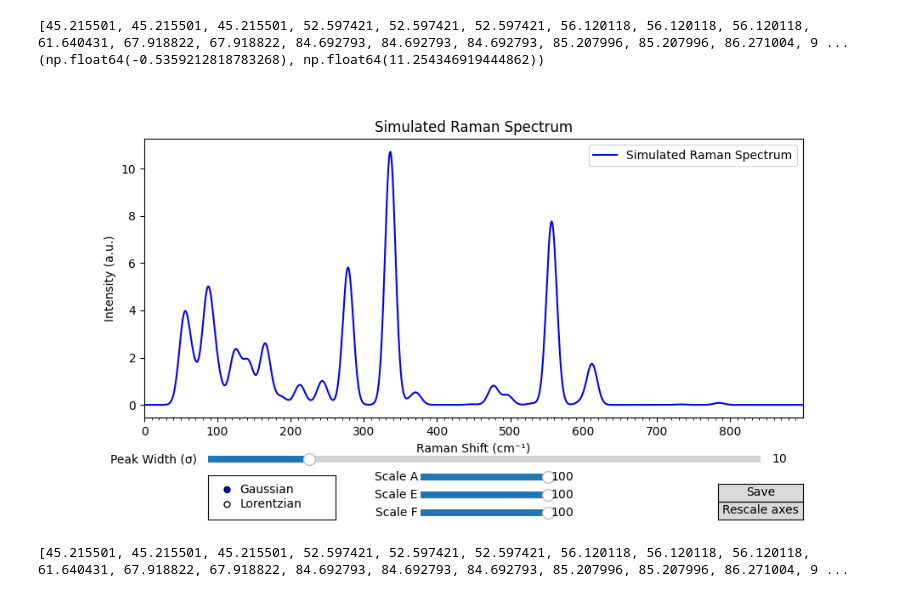
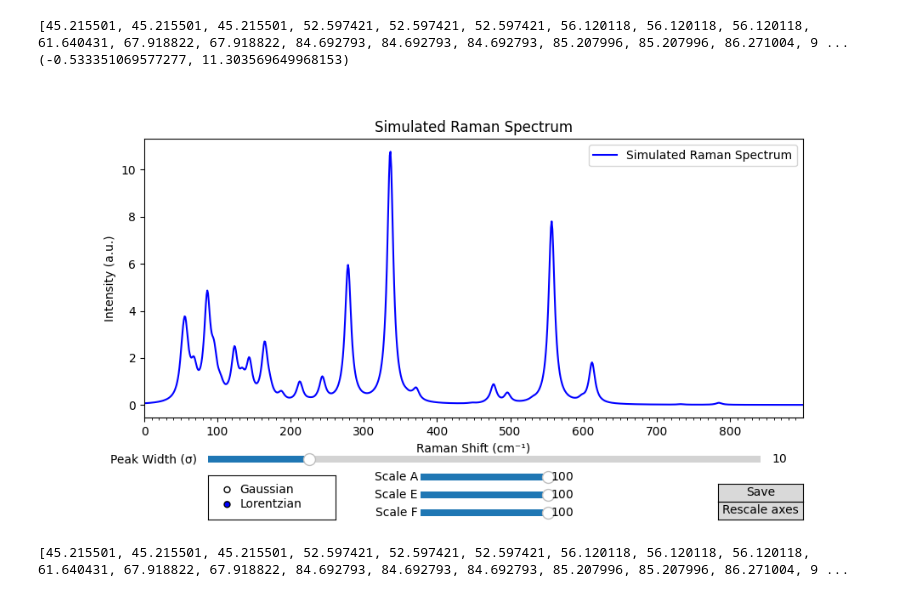
Before and after one commit to oleksandrchuma/plots, a Jupyter notebook: python/castep.ipynb, the cells around one changed output. Saved outputs shown, nothing was run; the diff lists cells and outputs as text; code cells hidden in the pictures.

Commit message:
plots

```diff
--- a/python/castep.ipynb
+++ b/python/castep.ipynb
@@ -1,19 +1,15 @@
 # %%
 import re
 import math
+import scipy
+import scipy.constants
+def stokes_factor(nu_cm, I_raman, T=300.0):
 
-def stokes_factor(nu_cm, I_raman, T=300.0):
-    # k_B * 300 K ~ 208 cm^-1 (roughly)
-    # h nu / (k_B T) ~ nu / (208 cm^-1)
-    k_B_T_cm = 208.0 * (T / 300.0)  # scale if T != 300
+    hc = scipy.constants.Planck*scipy.constants.speed_of_light*100.0 #J·cm
+    kb = scipy.constants.Boltzmann
 
-    x = nu_cm / k_B_T_cm  # dimensionless ratio h nu / (k_B T)
-    if x < 1e-6:
-        # avoid numerical blow-up if nu_cm is extremely small
-        # in practice, you won't usually have that small, but just in case
-        n_bar = 1.0 / x  # approximate expansion
-    else:
-        n_bar = 1.0 / (math.exp(x) - 1.0)  # Bose-Einstein factor
+    x = nu_cm*hc / (kb*T)
+    n_bar = 1.0 / (math.exp(x) - 1.0)  # Bose-Einstein factor
     laser_factor = math.pow((15600.0-nu_cm)/15600.0, 4)
     return ((n_bar + 1.0) / nu_cm) * I_raman * laser_factor
 
@@ -29,12 +25,12 @@ def extract_frequencies(file_path):
 
     with open(file_path, 'r') as file:
         for line in file:
-            # Detect the start of a new vibrational frequencies table
+            # table start
             if "Vibrational Frequencies" in line:
                 in_table = True
                 continue
 
-            # Detect the end of the table
+            # table end
             if in_table and "." * 70 in line:
                 in_table = False
 
@@ -54,9 +50,10 @@ def extract_frequencies(file_path):
                         ir_intes.append(float(parts[4]))
     return frequencies, intensities, activities, irreps, ir_freq, ir_intes
 import os
-filename = 'input\\dfpt_freq.txt'
+filename = 'dfpt_freq.txt'
 frequencies, intensities, activities, irreps, ir_freq, ir_intens = extract_frequencies(filename)
 
+print("Extracted Activities:", activities)
 print("Extracted Frequencies:", frequencies)
 print("Extracted Intensities:", intensities)
 
@@ -85,12 +185,11 @@ def lorentzian(x, x0, I0, gamma):
     return I0 / (1 + ((x - x0) / (gamma*0.5)) ** 2)
 
 # Generate Raman spectrum
-def generate_raman_spectrum(peaks, intensities, sigma=5, scalea=100, scalee=100, scalef=100, x_range=(0, 900), num_points=900, radioVal = 'Gaussian'):
-    max_intensity = max(intensities)
+def generate_raman_spectrum(peaks, intensities, sigma=5, scalea=100, scalee=100, scalef=100, x_range=(0, 900), num_points=900, radioVal = 'Lorentzian'):
+    #max_intensity = max(intensities)
     x = np.linspace(x_range[0], x_range[1], num_points)
     y = np.zeros_like(x)
-
-    for x0, I0, irr in zip(peaks, intensities, irreps):
+    for x0, I0, irr,I1 in zip(peaks, intensities, irreps,porezag):
         scale = 100
         if irr == 'a':
             scale = scalef
@@ -108,7 +207,7 @@ def generate_raman_spectrum(peaks, intensities, sigma=5, scalea=100, scalee=100,
 
 def update_plot(val):
     sigma = sigma_slider.val
-    x_updated, y_updated = generate_raman_spectrum(frequencies, intensities, sigma=sigma, scalea=ascale_slider.val,
+    x_updated, y_updated= generate_raman_spectrum(frequencies, intensities, sigma=sigma, scalea=ascale_slider.val,
                                                     scalee= bscale_slider.val, scalef=cscale_slider.val, radioVal=radio.value_selected)
 
     line.set_ydata(y_updated)
@@ -122,7 +221,7 @@ def rescale(event):
 
 def save(event):
     #save x,y to csv
-    x, y = generate_raman_spectrum(frequencies, intensities, sigma=sigma_slider.val , scalea=ascale_slider.val,
+    x, y, y2 = generate_raman_spectrum(frequencies, intensities, sigma=sigma_slider.val , scalea=ascale_slider.val,
                                                     scalee= bscale_slider.val, scalef=cscale_slider.val, radioVal=radio.value_selected)
     np.savetxt('raman.csv', np.column_stack((x, y)), delimiter=',', fmt='%.4f')
 
@@ -130,7 +229,7 @@ def save(event):
 sigma_init = 10
 # Generate and plot the spectrum
 print(frequencies)
-x, y = generate_raman_spectrum(frequencies, intensities, sigma_init, 100, 100,100)
+x, y= generate_raman_spectrum(frequencies, intensities, sigma_init, 100, 100,100)
 fig,ax = plt.subplots(figsize=(1000 / 100, 520 / 100), dpi=100)
 plt.subplots_adjust(bottom=0.25)
 plt.xlim(0, 900)
@@ -147,36 +246,36 @@ plt.gca().set_xticks(minor_ticks, minor=True)
 plt.legend()
 
 ax_sigma = plt.axes([0.2, 0.14, 0.65, 0.03])
 ax_scale = plt.axes([0.45, 0.10, 0.15, 0.03])
 bx_scale = plt.axes([0.45, 0.06, 0.15, 0.03])
 cx_scale = plt.axes([0.45, 0.02, 0.15, 0.03])
 
 sigma_slider = Slider(ax_sigma, "Peak Width (σ)", 1, 50, valinit=sigma_init)
 ascale_slider = Slider(ax_scale, "Scale A", 0, 100, valinit=100)
 bscale_slider = Slider(bx_scale, "Scale E", 0, 100, valinit=100)
 cscale_slider = Slider(cx_scale, "Scale F", 0, 100, valinit=100)
 rax = plt.axes([0.2, 0.02, 0.15, 0.1])  # [left, bottom, width, height] in figure coordinates
-radio = RadioButtons(rax, ('Gaussian', 'Lorentzian'), active=0)  # Default: Gaussian
+radio = RadioButtons(rax, ('Gaussian', 'Lorentzian'), active=1)  # Default: lorenz
 
 sigma_slider.on_changed(update_plot)
 ascale_slider.on_changed(update_plot)
 bscale_slider.on_changed(update_plot)
 cscale_slider.on_changed(update_plot)
 radio.on_clicked(update_plot)
 ax_button = plt.axes([0.8, 0.02, 0.1, 0.04])
 button = Button(ax_button, 'Rescale axes')
 
 button.on_clicked(rescale)
 save_button = plt.axes([0.8, 0.06, 0.1, 0.04])
 saveButton = Button(save_button, 'Save')
 saveButton.on_clicked(save)
 button.on_clicked(rescale)
 print(ax.get_ylim())
 plt.show()
 # %% [output]
 [45.215501, 45.215501, 45.215501, 52.597421, 52.597421, 52.597421, 56.120118, 56.120118, 56.120118, 61.640431, 67.918822, 67.918822, 84.692793, 84.692793, 84.692793, 85.207996, 85.207996, 86.271004, 9 ...
-(np.float64(-0.5359212818783268), np.float64(11.254346919444862))
+(-0.533351069577277, 11.303569649968153)
-[figure, old version]
+[figure, new version]
 # %%
 %matplotlib widget
 import numpy as np
```
Also changed, not shown: parts of 3 cells of this notebook, 7 other files.
